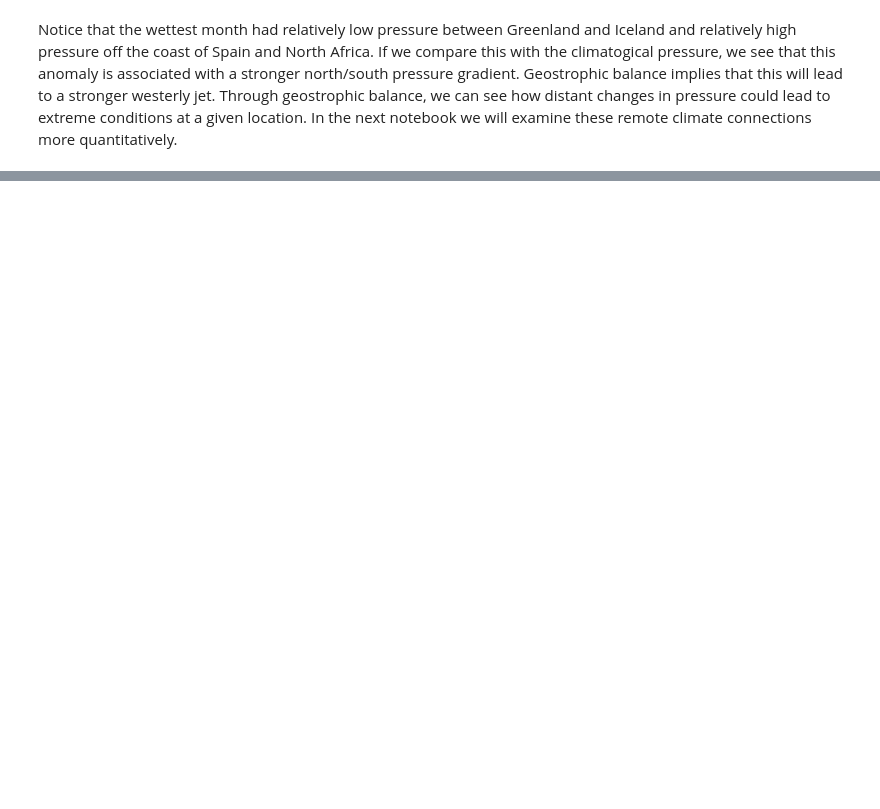
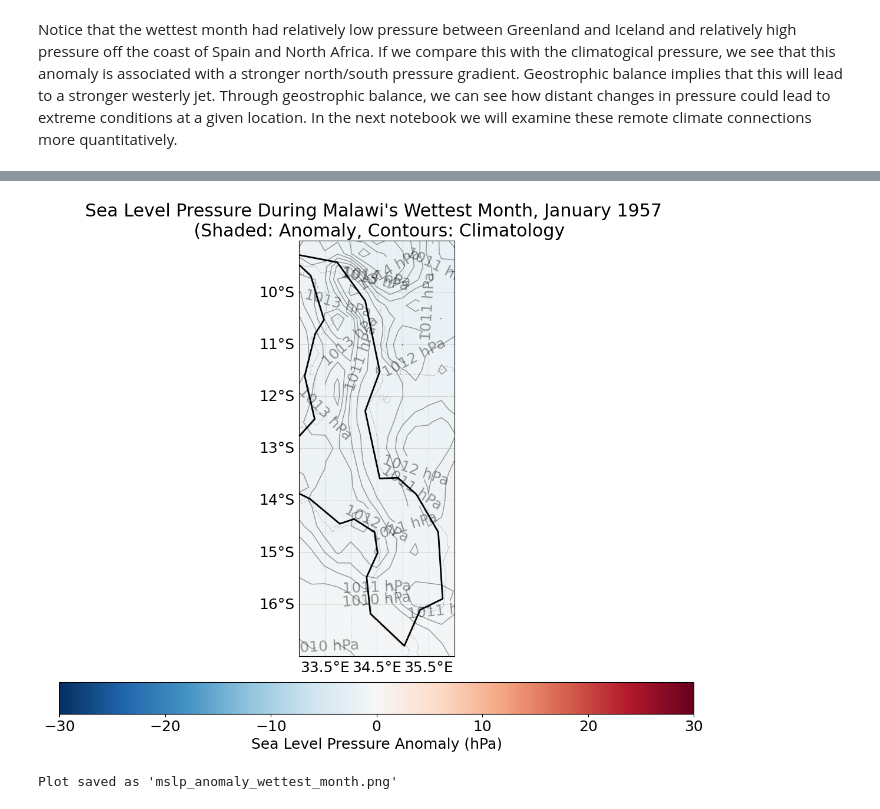
Before and after one commit to Hafeez1002/CDA, a Jupyter notebook: 1_TrendsExtremes.ipynb, the cells around one changed output, grey strips where cells are left out. Saved outputs shown, nothing was run; the diff lists cells and outputs as text; code cells hidden in the pictures; blank space fills up the shorter version.

```diff
--- a/1_TrendsExtremes.ipynb
+++ b/1_TrendsExtremes.ipynb
@@ -642,0 +905,66 @@ Notice that the wettest month had relatively low pressure between Greenland and
+# %%
+# Create figure
+fig = plt.figure(figsize=(14, 10))
+ax = fig.add_subplot(1, 1, 1, projection=ccrs.PlateCarree())
+
+
+# Set map extent to North Atlantic region
+ax.set_extent([MALAWI_BBOX[1],  MALAWI_BBOX[3],
+               MALAWI_BBOX[2], MALAWI_BBOX[0]],
+              crs=ccrs.PlateCarree())
+
+# Plot sea level pressure anomaly (shaded)
+im = ax.pcolormesh(
+    mslp_anomaly.longitude,
+    mslp_anomaly.latitude,
+    mslp_anomaly.values,
+    transform=ccrs.PlateCarree(),
+    cmap='RdBu_r',
+    vmin=-30, vmax=30  # Adjusted for pressure anomalies in hPa
+)
+
+# Add contour lines of climatological pressure (to show typical patterns)
+contours = ax.contour(
+    mslp_climatology.longitude,
+    mslp_climatology.latitude,
+    mslp_climatology.values,
+    levels=10,
+    colors='black',
+    linewidths=1,
+    alpha=0.4,
+    transform=ccrs.PlateCarree()
+)
+ax.clabel(contours, inline=True, fmt='%.0f hPa')
+
+# Add map features
+ax.add_feature(cfeature.COASTLINE, linewidth=0.8, edgecolor='#333333')
+ax.add_feature(cfeature.BORDERS, linewidth=0.5, linestyle=':', edgecolor='#666666')
+ax.add_feature(cfeature.LAND, facecolor='#f5f5f5', alpha=0.7)
+
+# Add gridlines
+gl = ax.gridlines(draw_labels=True, linewidth=0.5, color='gray',
+                  alpha=0.5, linestyle='--')
+gl.top_labels = False
+gl.right_labels = False
+
+# Add colorbar
+cbar = plt.colorbar(im, ax=ax, orientation='horizontal', pad=0.05, shrink=0.8)
+cbar.set_label('Sea Level Pressure Anomaly (hPa)')
+
+# Plot the UK boundary using regionmask
+# Get the UK region and plot its outline
+Malawi_region = countries[[MALAWI_INDEX]]  # Select just the UK
+Malawi_region.plot_regions(ax=ax, add_label=False, line_kws={'linewidth': 2, 'color': 'black'})
+
+# Title
+ax.set_title(f"Sea Level Pressure During Malawi's Wettest Month, {wettest_date_dt.strftime('%B %Y')} \n"
+             " (Shaded: Anomaly, Contours: Climatology")
+
+plt.tight_layout()
+plt.savefig('mslp_anomaly_wettest_month.png', dpi=150, bbox_inches='tight')
+plt.show()
+
+print("Plot saved as 'mslp_anomaly_wettest_month.png'")
+# %% [output]
+[figure, added]
+Plot saved as 'mslp_anomaly_wettest_month.png'
```
Also changed, not shown: parts of 20 cells of this notebook.
